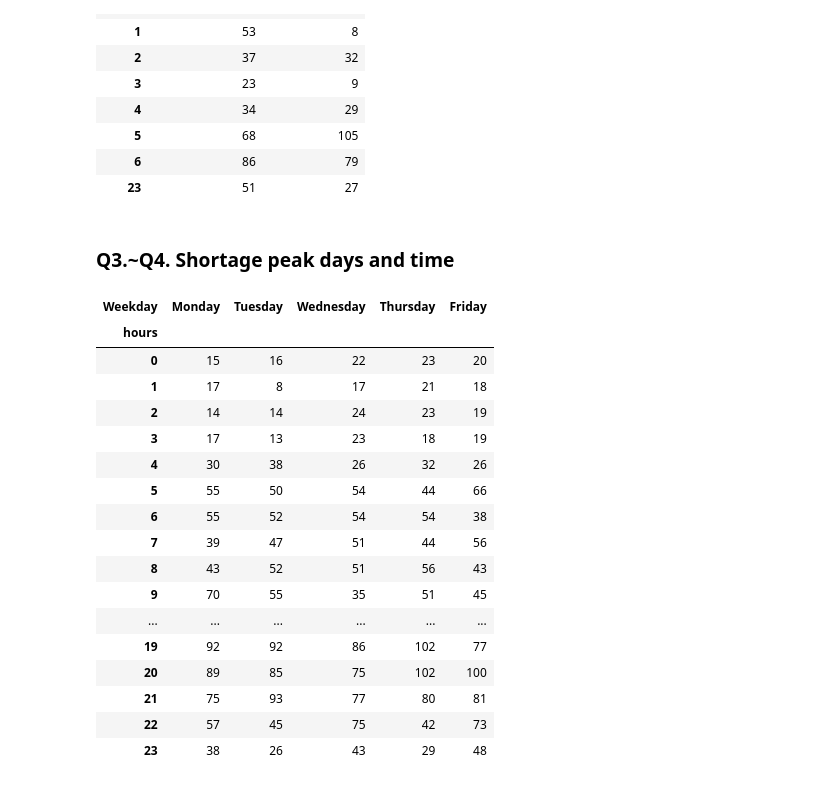
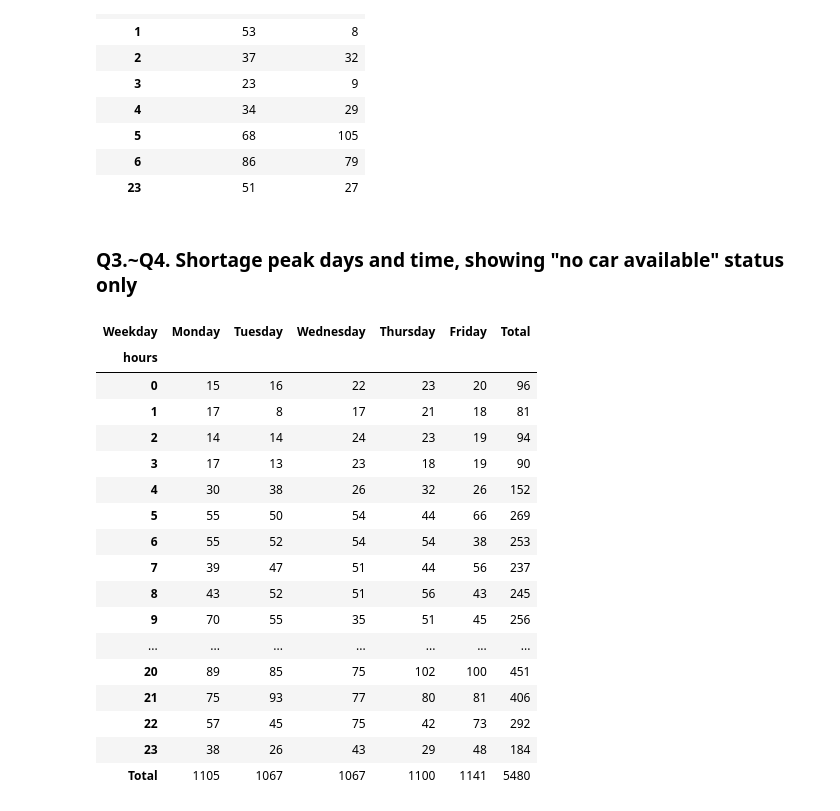
Before and after one commit to Dandata0101/MBS-projects, a Jupyter notebook: workspace_class.ipynb, the cells around one changed output. Drawn from its saved outputs; the diff is of its cells as text; code cells hidden in the pictures.

```diff
--- a/workspace_class.ipynb
+++ b/workspace_class.ipynb
@@ -2010,33 +2010,33 @@ pivot_pickupcity
 | 6 | 86 | 79 |
 | 23 | 51 | 27 |
 # %% [markdown]
-### Q3.~Q4. Shortage peak days and time
+### Q3.~Q4. Shortage peak days and time, showing "no car available" status only
 # %%
-filtered_df = df.loc[(df['Status'] != 'Cancelled') &  (df['Status'] != 'trip completed') ]
+filtered_df = df.loc[(df['Status'] != 'Cancelled') & (df['Status'] != 'trip completed')]
 weekdays_order = ['Monday', 'Tuesday', 'Wednesday', 'Thursday', 'Friday']
 
 # Sort the 'Weekday' column based on the custom order
 df['Weekday'] = pd.Categorical(df['Weekday'], categories=weekdays_order, ordered=True)
 
-# Create the pivot table
-pivot_day = df.pivot_table(index='hours', columns='Weekday', values='trips', aggfunc='sum')
+# Create the pivot table with row and column totals
+pivot_day = df.pivot_table(index='hours', columns='Weekday', values='trips', aggfunc='sum', margins=True, margins_name='Total')
 pivot_day
 # %% [output]
-| Weekday | Monday | Tuesday | Wednesday | Thursday | Friday |
-| hours |  |  |  |  |  |
-| 0 | 15 | 16 | 22 | 23 | 20 |
-| 1 | 17 | 8 | 17 | 21 | 18 |
-| 2 | 14 | 14 | 24 | 23 | 19 |
-| 3 | 17 | 13 | 23 | 18 | 19 |
-| 4 | 30 | 38 | 26 | 32 | 26 |
-| 5 | 55 | 50 | 54 | 44 | 66 |
-| 6 | 55 | 52 | 54 | 54 | 38 |
-| 7 | 39 | 47 | 51 | 44 | 56 |
-| 8 | 43 | 52 | 51 | 56 | 43 |
-| 9 | 70 | 55 | 35 | 51 | 45 |
-| ... | ... | ... | ... | ... | ... |
-| 19 | 92 | 92 | 86 | 102 | 77 |
-| 20 | 89 | 85 | 75 | 102 | 100 |
-| 21 | 75 | 93 | 77 | 80 | 81 |
-| 22 | 57 | 45 | 75 | 42 | 73 |
-| 23 | 38 | 26 | 43 | 29 | 48 |
+| Weekday | Monday | Tuesday | Wednesday | Thursday | Friday | Total |
+| hours |  |  |  |  |  |  |
+| 0 | 15 | 16 | 22 | 23 | 20 | 96 |
+| 1 | 17 | 8 | 17 | 21 | 18 | 81 |
+| 2 | 14 | 14 | 24 | 23 | 19 | 94 |
+| 3 | 17 | 13 | 23 | 18 | 19 | 90 |
+| 4 | 30 | 38 | 26 | 32 | 26 | 152 |
+| 5 | 55 | 50 | 54 | 44 | 66 | 269 |
+| 6 | 55 | 52 | 54 | 54 | 38 | 253 |
+| 7 | 39 | 47 | 51 | 44 | 56 | 237 |
+| 8 | 43 | 52 | 51 | 56 | 43 | 245 |
+| 9 | 70 | 55 | 35 | 51 | 45 | 256 |
+| ... | ... | ... | ... | ... | ... | ... |
+| 20 | 89 | 85 | 75 | 102 | 100 | 451 |
+| 21 | 75 | 93 | 77 | 80 | 81 | 406 |
+| 22 | 57 | 45 | 75 | 42 | 73 | 292 |
+| 23 | 38 | 26 | 43 | 29 | 48 | 184 |
+| Total | 1105 | 1067 | 1067 | 1100 | 1141 | 5480 |
```
Also changed, not shown: parts of 2 cells of this notebook.
